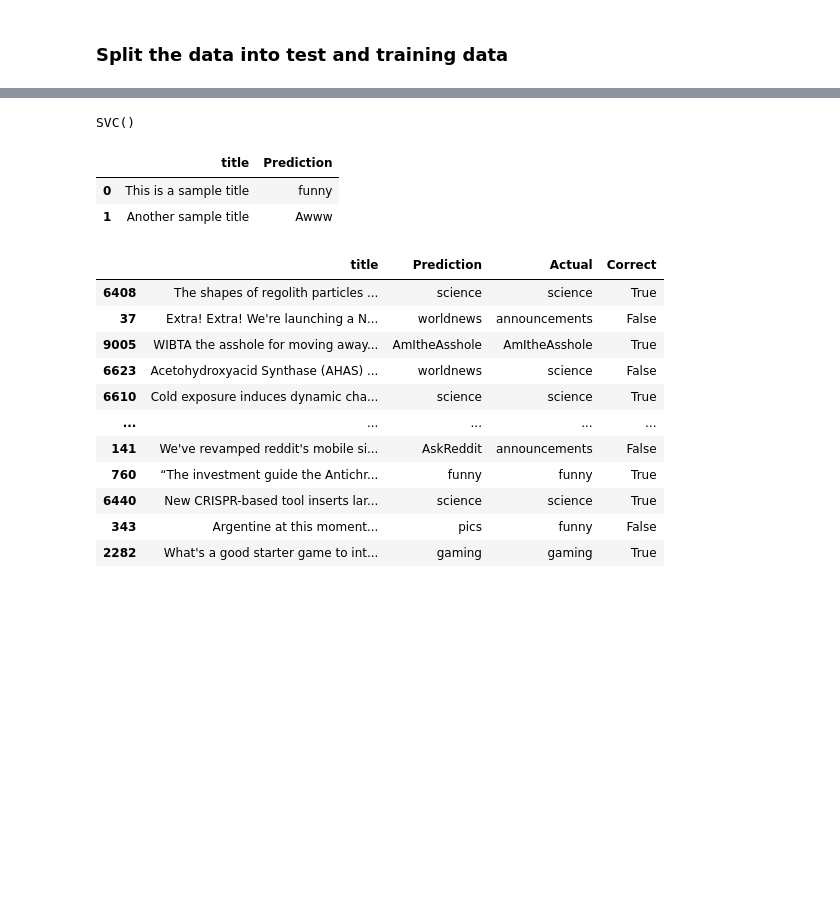
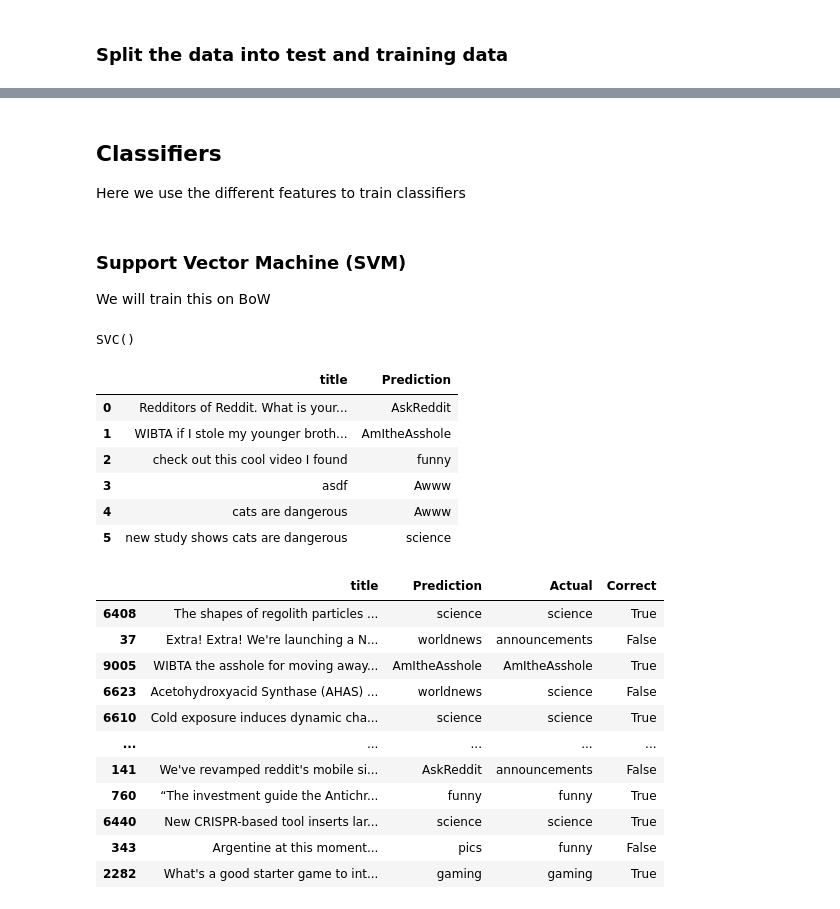
Before and after one commit to rainonej/Reddit-Projects, a Jupyter notebook: Subreddit Prediction.ipynb, the cells around one changed output, grey strips where cells are left out. Cells and saved outputs as stored; diff of their text form; code cells hidden in the pictures; blank space fills up the shorter version.

```diff
--- a/Subreddit Prediction.ipynb
+++ b/Subreddit Prediction.ipynb
@@ -129,0 +131,3 @@ test_indices = X_test.index
+# %%
+Features = {}
+Embedding = {}
@@ -130,26 +138,49 @@ test_indices = X_test.index
+# %%
+featureName = 'BoW'
+
+from sklearn.feature_extraction.text import CountVectorizer
+
+Embedding[featureName] = CountVectorizer()
+Features[featureName] = Embedding[featureName].fit_transform(X_train)
+# %% [markdown]
+## Classifiers
+
+Here we use the different features to train classifiers
+# %%
+#This is where we store all the trained models.
+Models = {}
+Predictions = {}
+#The keys are (featureName, ClassifierName)
+# %% [markdown]
+### Support Vector Machine (SVM)
+
+We will train this on BoW
 # %%
-from sklearn.feature_extraction.text import CountVectorizer
-
-vectorizer = CountVectorizer()
-vectors = vectorizer.fit_transform(X_train)
+featureName = 'BoW'
+classifierName = 'SVM'
 
 from sklearn.svm import SVC
 # Create an SVM model and fit it to the vectors and subreddit labels
-model = SVC()
-model.fit(vectors, Y_train)
+Models[(featureName, classifierName)] = SVC()
+Models[(featureName, classifierName)].fit(Features[featureName], Y_train)
 # %% [output]
 SVC()
-# %%
-# Test the model on some new data
-new_titles = ['This is a sample title', 'Another sample title']
-test_vectors = vectorizer.transform(new_titles)
-predictions = model.predict(test_vectors)
-
-output = pd.DataFrame({'title': new_titles, 'Prediction':predictions})
-output
-# %% [output]
-|  | title | Prediction |
-| 0 | This is a sample title | funny |
-| 1 | Another sample title | Awww |
+# %%
+# Test the model on some new data
+new_titles = ['Redditors of Reddit. What is your favorite piece of Reddit history?', 'WIBTA if I stole my younger brothers lunch money?', 'check out this cool video I found', 'asdf', 'cats are dangerous', 'new study shows cats are dangerous']
+new_vectors = Embedding[featureName].transform(new_titles)
+
+new_predictions = Models[(featureName, classifierName)].predict(new_vectors)
+
+output = pd.DataFrame({'title': new_titles, 'Prediction':new_predictions})
+output
+# %% [output]
+|  | title | Prediction |
+| 0 | Redditors of Reddit. What is your... | AskReddit |
+| 1 | WIBTA if I stole my younger broth... | AmItheAsshole |
+| 2 | check out this cool video I found | funny |
+| 3 | asdf | Awww |
+| 4 | cats are dangerous | Awww |
+| 5 | new study shows cats are dangerous | science |
 # %%
 # Test the model on some new data
```
Also changed, not shown: parts of 32 cells of this notebook.
